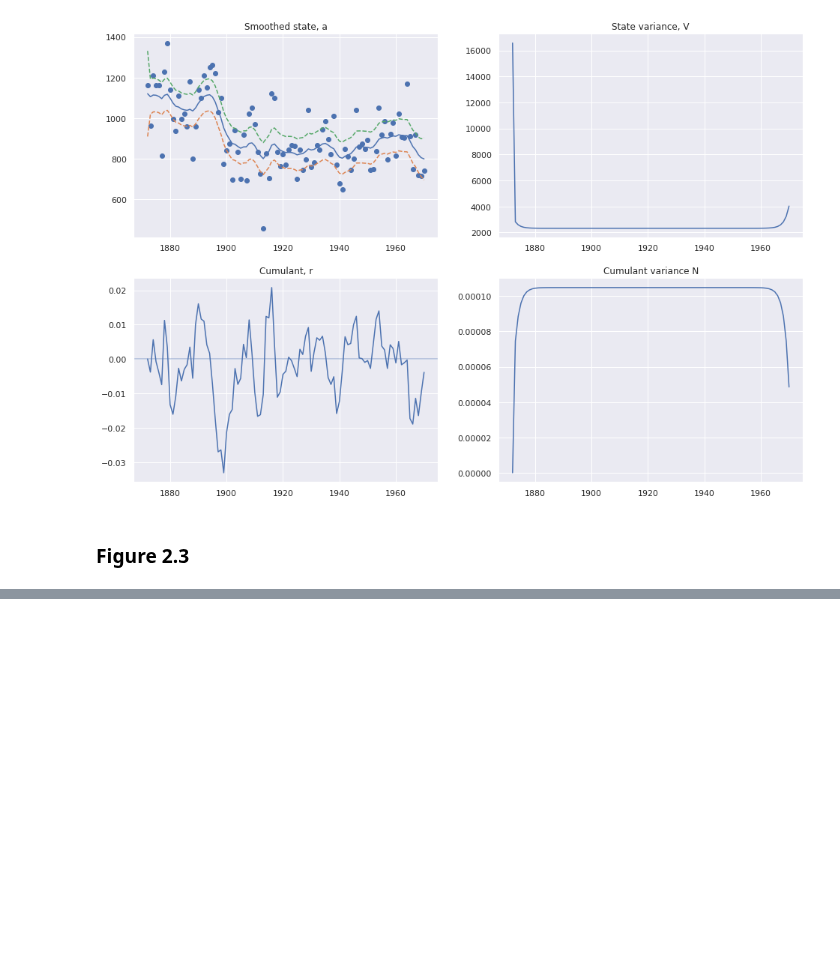
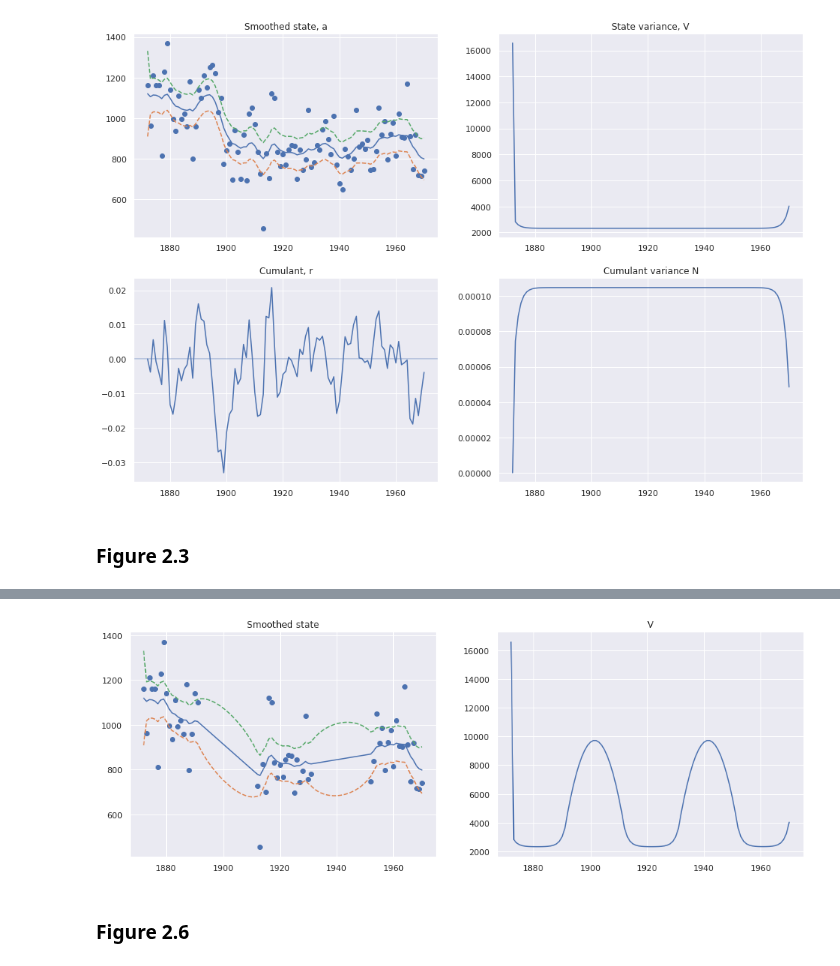
Before and after one commit to NoFishLikeIan/tinbergen, a Jupyter notebook: homework/adv_econometrics_three/local_level.ipynb, the cells around one changed output, grey strips where cells are left out. Saved outputs shown, nothing was run; the diff lists cells and outputs as text; code cells hidden in the pictures; blank space fills up the shorter version.

```diff
--- a/homework/adv_econometrics_three/local_level.ipynb
+++ b/homework/adv_econometrics_three/local_level.ipynb
@@ -238,0 +275,10 @@ plot_quadrant(disturbance, x_axis, ci=False,
+# %%
+plot_quadrant(smoothed, x_axis,
+              datapoints=missing_series[1:],
+              ci=True,
+              only_first=True,
+              titles=["Smoothed state", "V"])
+# %% [output]
+[figure, added]
+# %% [markdown]
+### Figure 2.6
```
Also changed, not shown: parts of 14 cells of this notebook.
